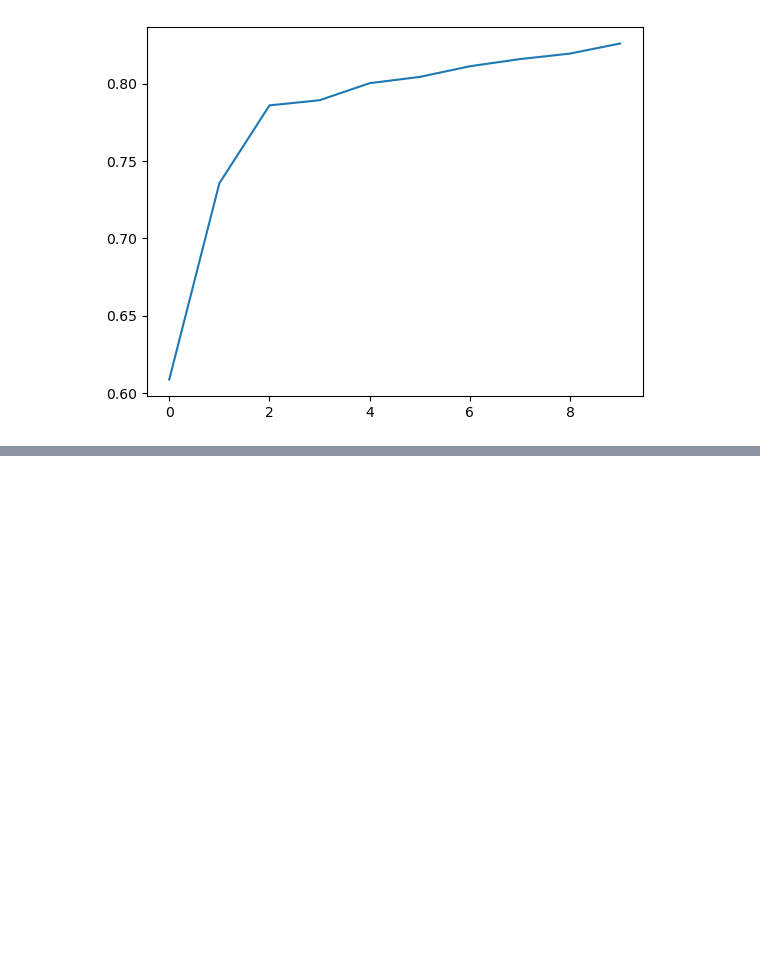
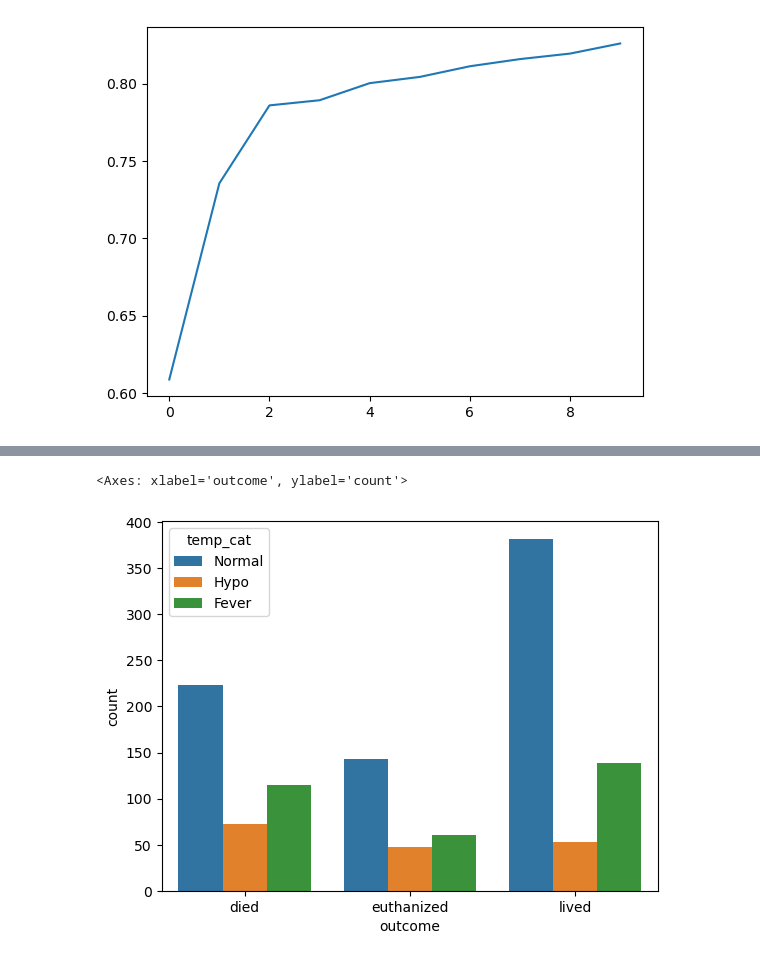
Before and after one commit to muthuganeshece/MLAssignments, a Jupyter notebook: SupervisedML/SupervisedML.ipynb, the cells around one changed output, grey strips where cells are left out. Saved outputs shown, nothing was run; the diff lists cells and outputs as text; code cells hidden in the pictures; blank space fills up the shorter version.

```diff
--- a/SupervisedML/SupervisedML.ipynb
+++ b/SupervisedML/SupervisedML.ipynb
@@ -1139,0 +1178,5 @@ LGBM Acc:  0.8184085510688837
+# %%
+sns.countplot(data=data, hue="temp_cat", x='outcome')
+# %% [output]
+<Axes: xlabel='outcome', ylabel='count'>
+[figure, added]
```
Also changed, not shown: parts of 48 cells of this notebook.
